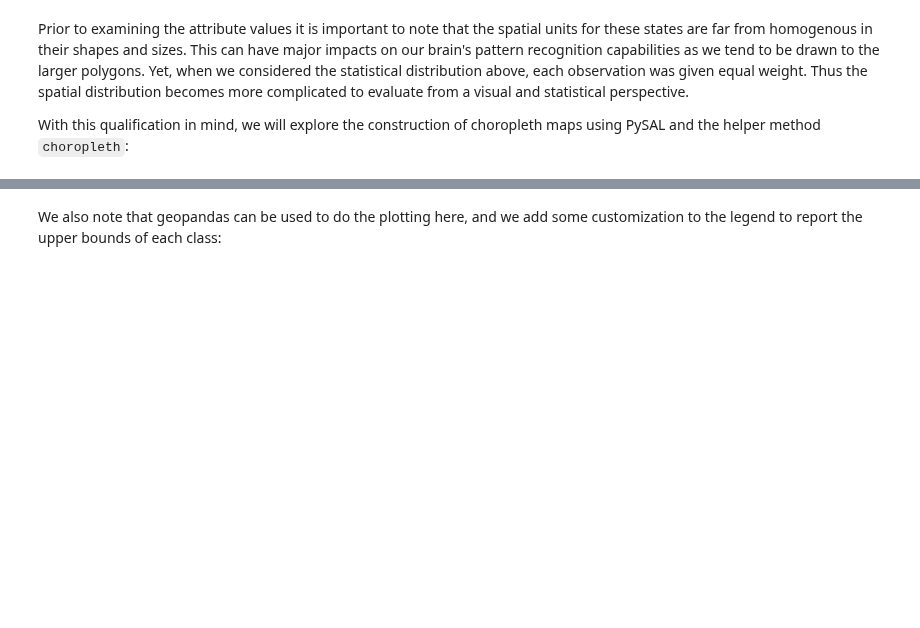
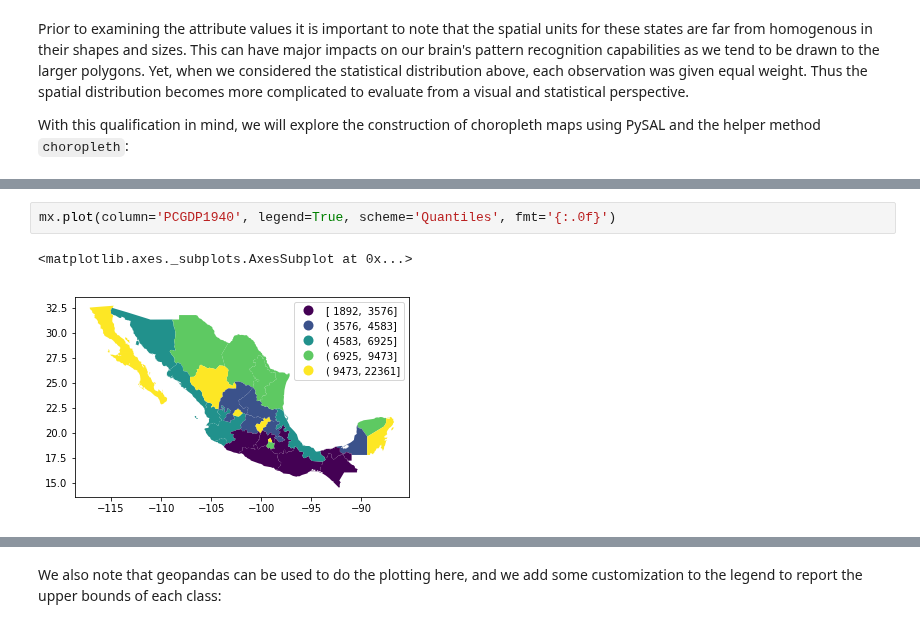
Before and after one commit to gdsbook/book, a Jupyter notebook: notebooks/05_choropleth.ipynb, the cells around one changed output, grey strips where cells are left out. Saved outputs shown, nothing was run; the diff lists cells and outputs as text; blank space fills up the shorter version.

```diff
--- a/notebooks/05_choropleth.ipynb
+++ b/notebooks/05_choropleth.ipynb
@@ -587,0 +620,5 @@ choropleth(mx, 'PCGDP1940', cmap='Blues', k=4)
+# %%
+mx.plot(column='PCGDP1940', legend=True, scheme='Quantiles', fmt='{:.0f}')
+# %% [output]
+<matplotlib.axes._subplots.AxesSubplot at 0x...>
+[figure, added]
```
Also changed, not shown: parts of 64 cells of this notebook, 3 other files.
